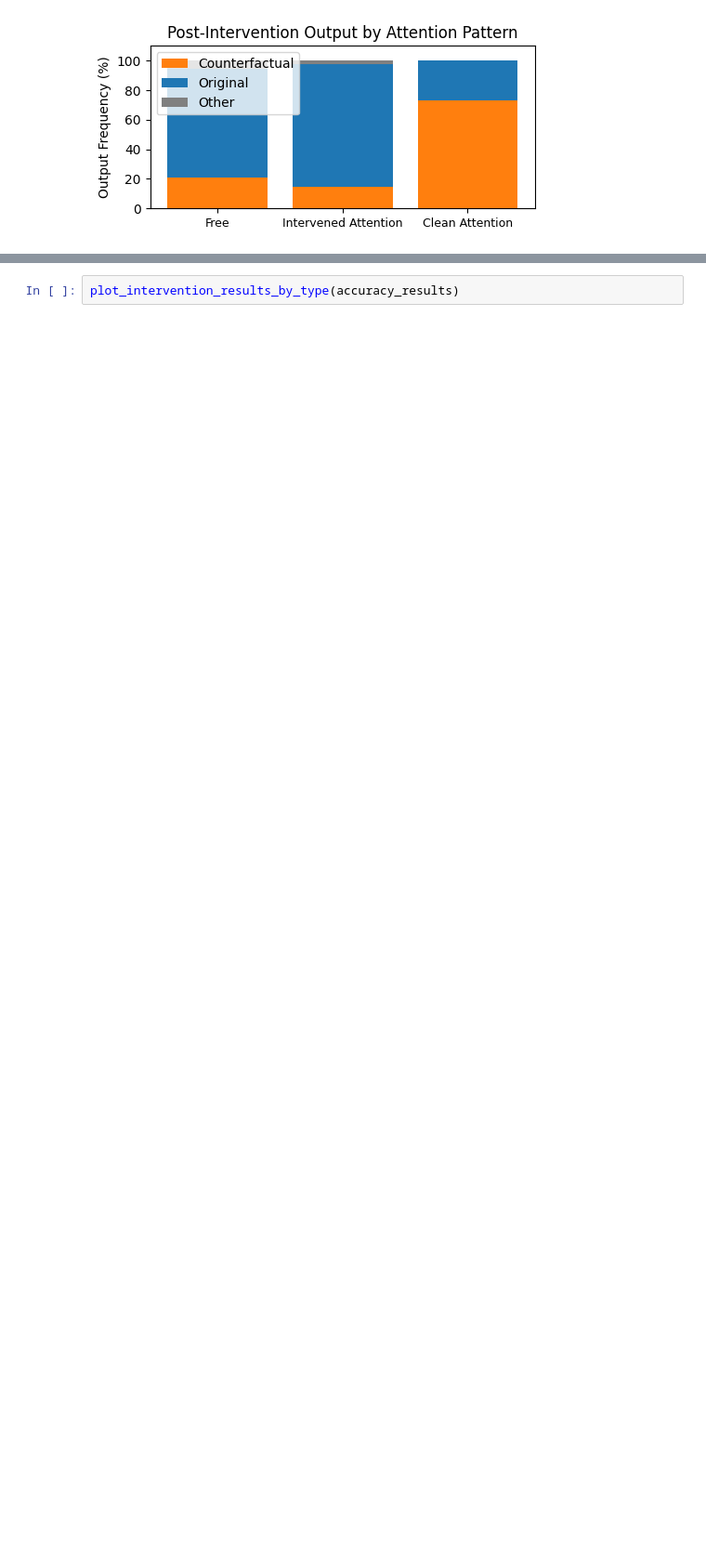
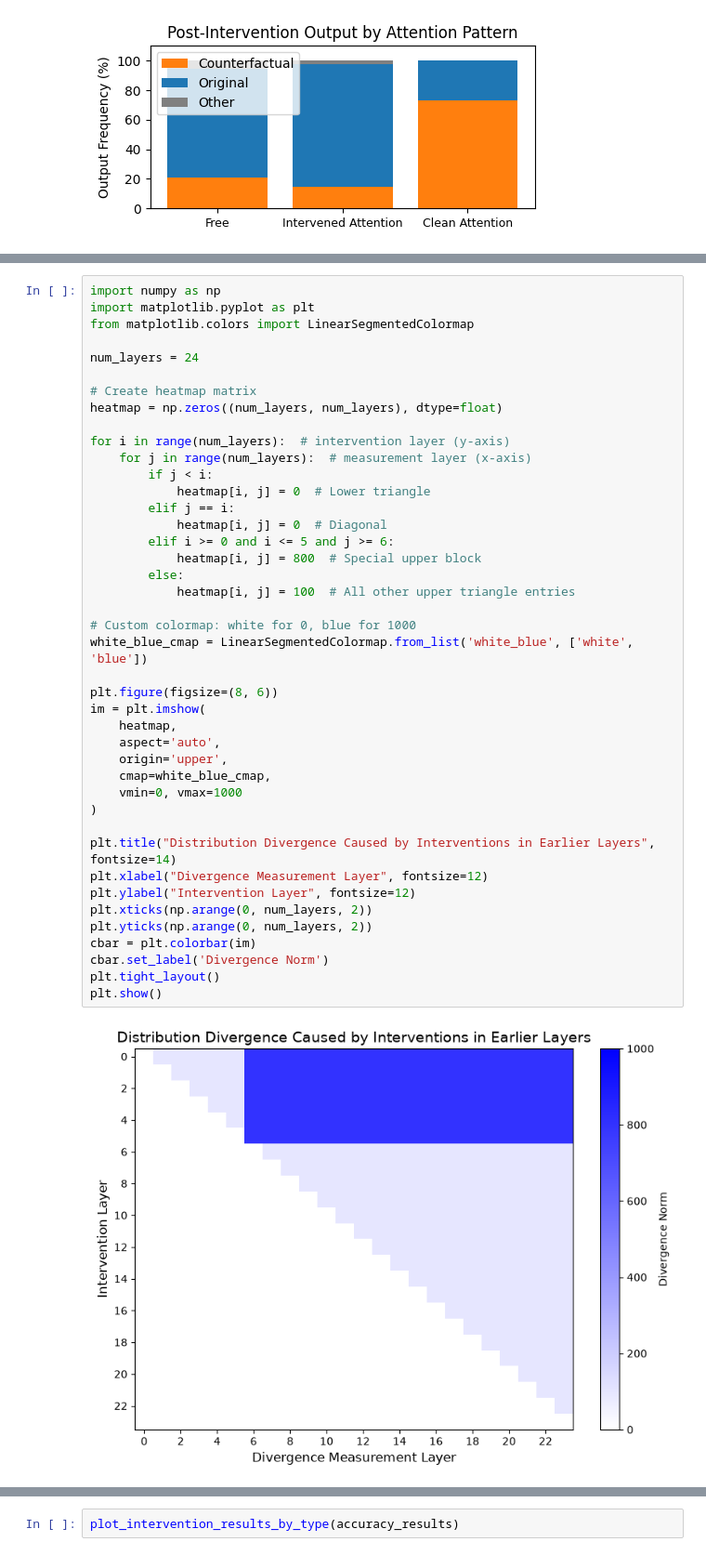
Before and after one commit to dkangbrown/arithmetic-reasoning-causality, a Jupyter notebook: experiments/visualize.ipynb, the cells around one changed output, grey strips where cells are left out. Shown at 93% size. Saved outputs shown, nothing was run; the diff lists cells and outputs as text; blank space fills up the shorter version.

```diff
--- a/experiments/visualize.ipynb
+++ b/experiments/visualize.ipynb
@@ -249,0 +391,44 @@ Layer 23: 0.00%
+# %%
+import numpy as np
+import matplotlib.pyplot as plt
+from matplotlib.colors import LinearSegmentedColormap
+
+num_layers = 24
+
+# Create heatmap matrix
+heatmap = np.zeros((num_layers, num_layers), dtype=float)
+
+for i in range(num_layers):  # intervention layer (y-axis)
+    for j in range(num_layers):  # measurement layer (x-axis)
+        if j < i:
+            heatmap[i, j] = 0  # Lower triangle
+        elif j == i:
+            heatmap[i, j] = 0  # Diagonal
+        elif i >= 0 and i <= 5 and j >= 6:
+            heatmap[i, j] = 800  # Special upper block
+        else:
+            heatmap[i, j] = 100  # All other upper triangle entries
+
+# Custom colormap: white for 0, blue for 1000
+white_blue_cmap = LinearSegmentedColormap.from_list('white_blue', ['white', 'blue'])
+
+plt.figure(figsize=(8, 6))
+im = plt.imshow(
+    heatmap,
+    aspect='auto',
+    origin='upper',
+    cmap=white_blue_cmap,
+    vmin=0, vmax=1000
+)
+
+plt.title("Distribution Divergence Caused by Interventions in Earlier Layers", fontsize=14)
+plt.xlabel("Divergence Measurement Layer", fontsize=12)
+plt.ylabel("Intervention Layer", fontsize=12)
+plt.xticks(np.arange(0, num_layers, 2))
+plt.yticks(np.arange(0, num_layers, 2))
+cbar = plt.colorbar(im)
+cbar.set_label('Divergence Norm')
+plt.tight_layout()
+plt.show()
+# %% [output]
+[figure, added]
```
Also changed, not shown: parts of 32 cells of this notebook, 43 other files.
